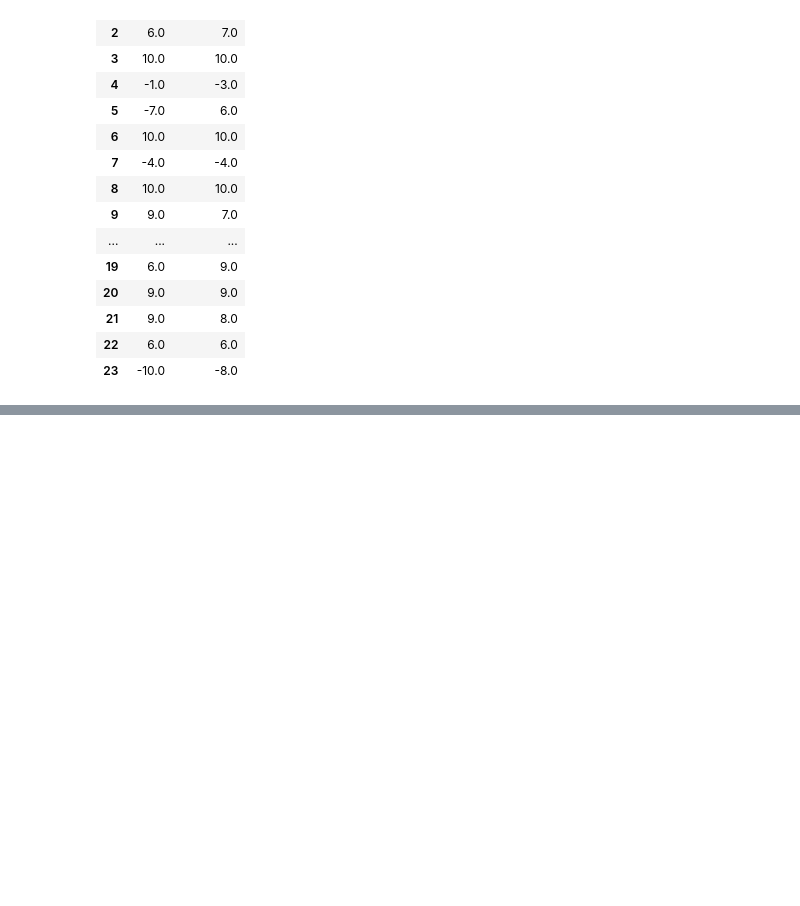
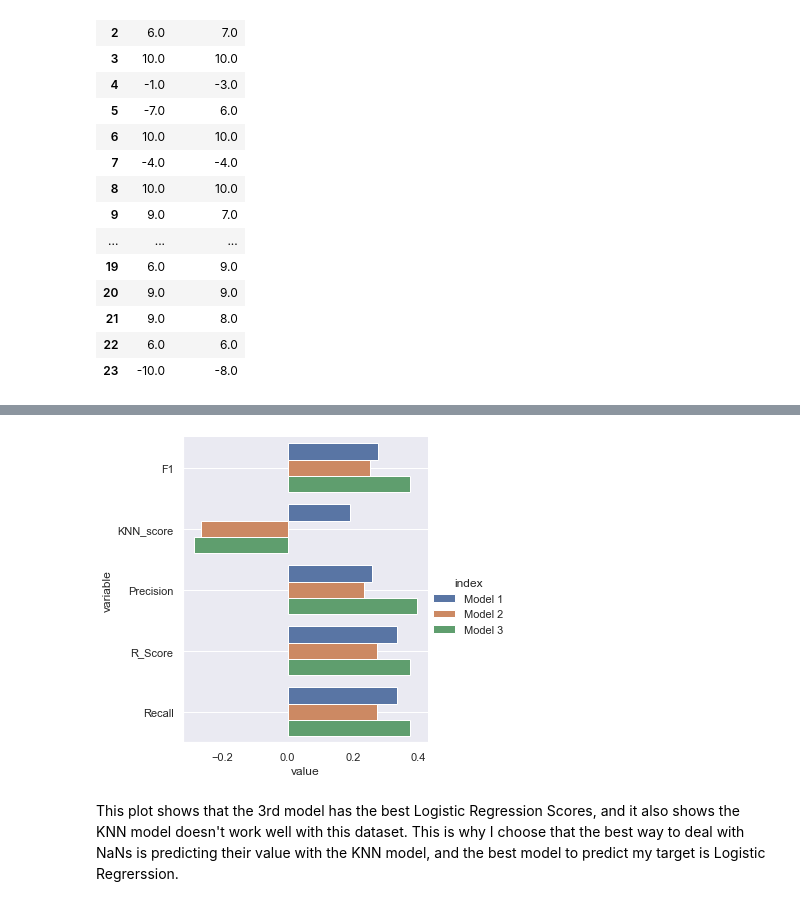
Before and after one commit to ClaraQuer/mid_project, a Jupyter notebook: Model 1.ipynb, the cells around one changed output, grey strips where cells are left out. Drawn from its saved outputs; the diff is of its cells as text; code cells hidden in the pictures; blank space fills up the shorter version.

```diff
--- a/Model 1.ipynb
+++ b/Model 1.ipynb
@@ -435,0 +427,9 @@ This is why I choose that the best way to deal with NaNs is predicting their val
+# %%
+sns.catplot(data = scores, x = 'value', y = 'variable', hue = 'index', kind = 'bar')
+plt.grid()
+plt.show()
+# %% [output]
+[figure, added]
+# %% [markdown]
+This plot shows that the 3rd model has the best Logistic Regression Scores, and it also shows the KNN model doesn't work well with this dataset.
+This is why I choose that the best way to deal with NaNs is predicting their value with the KNN model, and the best model to predict my target is Logistic Regrerssion.
```
Also changed, not shown: parts of 24 cells of this notebook, 1 other file.
